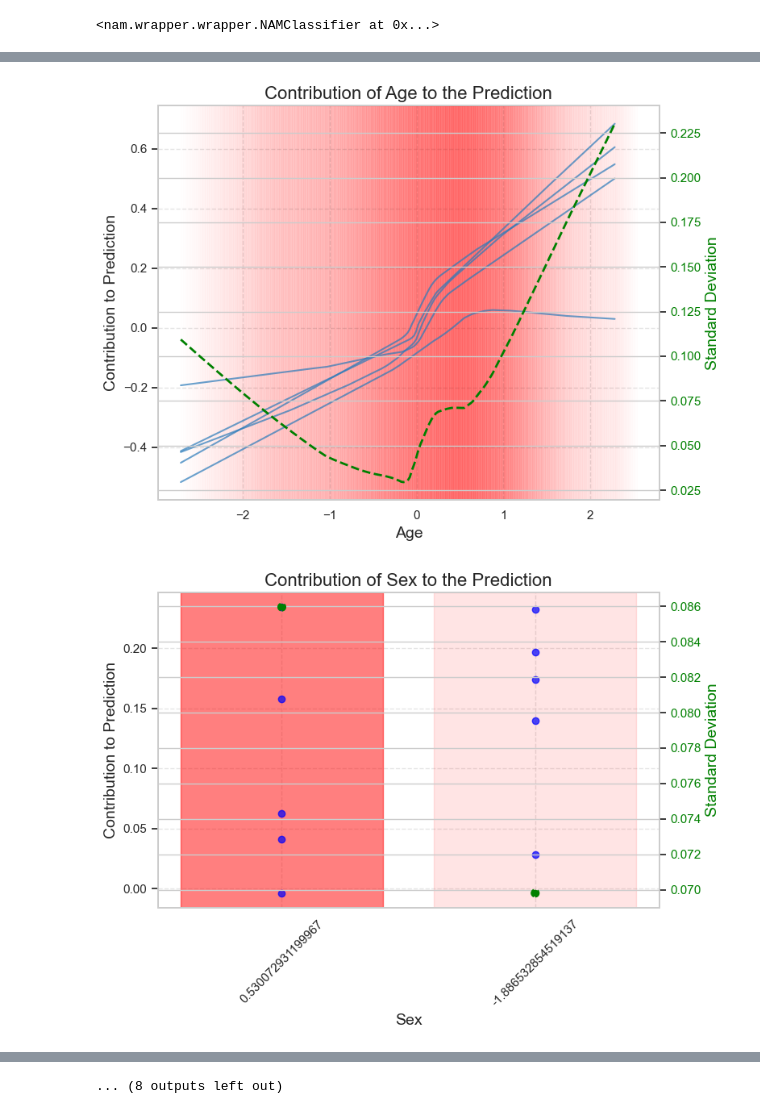
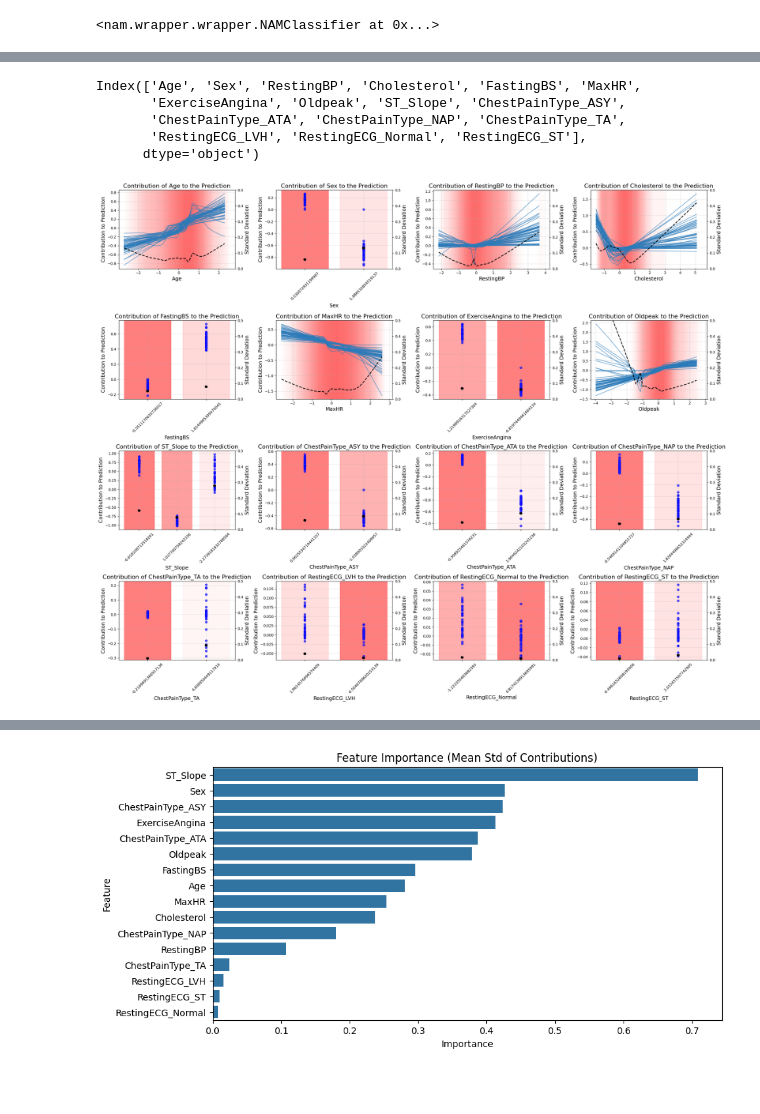
Before and after one commit to ArthGV/ml4h_2, a Jupyter notebook: 1_Q4.ipynb, the cells around one changed output, grey strips where cells are left out. Drawn from its saved outputs; the diff is of its cells as text; code cells hidden in the pictures; blank space fills up the shorter version.

Commit message:
correct preprocessing + good final plot

```diff
--- a/1_Q4.ipynb
+++ b/1_Q4.ipynb
@@ -15,7 +15,7 @@ y = pd.read_csv('data/outcome.csv')['HeartDisease']
 y_test = pd.read_csv('data/outcome_test.csv')['HeartDisease']
 # %%
 random_state = 2016
-NUMBER_OF_LEARNERS = 5
+NUMBER_OF_LEARNERS = 50
 model = NAMClassifier(
             num_epochs=50,
             num_learners=NUMBER_OF_LEARNERS,
@@ -55,7 +34,24 @@ Name: Sex, dtype: float64
+# %%
+X.columns
+# %% [output]
+Index(['Age', 'Sex', 'RestingBP', 'Cholesterol', 'FastingBS', 'MaxHR',
+       'ExerciseAngina', 'Oldpeak', 'ST_Slope', 'ChestPainType_ASY',
+       'ChestPainType_ATA', 'ChestPainType_NAP', 'ChestPainType_TA',
+       'RestingECG_LVH', 'RestingECG_Normal', 'RestingECG_ST'],
+      dtype='object')
 # %%
+feature_names = X_test.columns
+num_features = len(feature_names)
+n_cols = 4  # Change if you want more/less columns
+n_rows = int(np.ceil(num_features / n_cols))
+
+fig, axes = plt.subplots(n_rows, n_cols, figsize=(6 * n_cols, 5 * n_rows))
+axes = axes.flatten()
 for i, feature_name in enumerate(feature_names):
-    fig, ax1 = plt.subplots(figsize=(8, 6))
-    values = X_test[feature_name].dropna()
+    ax1 = axes[i]
+
+    values = X_test[feature_name]
+
 
     if feature_name in numerical_columns:
         # Numerical Feature: Use KDE
@@ -81,8 +77,8 @@ for i, feature_name in enumerate(feature_names):
     else:
         # Categorical Feature
         categories = values.unique()
+        category_indices = torch.arange(len(categories)).float()
         all_ys = []
-        category_indices = torch.arange(len(categories)).float()
 
         # Dummy density based on value counts
         value_counts = values.value_counts(normalize=True)
@@ -94,39 +90,39 @@ for i, feature_name in enumerate(feature_names):
             ax1.axvspan(j - 0.4, j + 0.4, color='red', alpha=0.5 * shade)
 
         # Evaluate model on each category (encoded)
         for learner_ind in range(NUMBER_OF_LEARNERS):
             # Encode category to one-hot or integer-based embedding index
             # Assume categories are passed through an embedding or ordinal encoder
-            input_tensor = category_indices.unsqueeze(1)
+            input_tensor = torch.tensor(categories).float()
             ys = model.models[learner_ind].feature_nns[i](input_tensor).detach().numpy().reshape(-1)
             all_ys.append(ys)
             ax1.scatter(category_indices, ys, c='blue', alpha=0.7)
 
         # Set xticks to category names
         ax1.set_xticks(category_indices)
         ax1.set_xticklabels(categories, rotation=45)
 
         xs_plot = category_indices
 
     ax1.set_title(f"Contribution of {feature_name} to the Prediction", fontsize=16)
     ax1.set_xlabel(f"{feature_name}", fontsize=14)
     ax1.set_ylabel("Contribution to Prediction", fontsize=14)
     ax1.grid(True, linestyle="--", alpha=0.5)
 
     # Standard deviation
     all_ys = np.stack(all_ys)
     std_ys = np.std(all_ys, axis=0)
 
     ax2 = ax1.twinx()
     if feature_name in numerical_columns:
-        ax2.plot(xs_plot, std_ys, color='green', linestyle='--', linewidth=2, label='Std. Dev. Across Learners')
+        ax2.plot(xs_plot, std_ys, color='black', linestyle='--', linewidth=2, label='Std. Dev. Across Learners')
     else:
-        ax2.scatter(xs_plot, std_ys, color='green', linestyle='--', linewidth=2, label='Std. Dev. Across Learners')
-    ax2.set_ylabel("Standard Deviation", fontsize=14, color='green')
-    ax2.tick_params(axis='y', labelcolor='green')
+        ax2.scatter(xs_plot, std_ys, color='black', linestyle='--', linewidth=2, label='Std. Dev. Across Learners')
+    ax2.set_ylabel("Standard Deviation", fontsize=14, color='black')
+    ax2.set_ylim(0, 0.5)
+    ax2.tick_params(axis='y', labelcolor='black')
 
-    fig.tight_layout()
-    plt.show()
+fig.tight_layout()
+plt.show()
 # %% [output]
-[figure, old version]
+[figure, new version]
-[figure, removed]
@@ -143,4 +129,33 @@ for i, feature_name in enumerate(feature_names):
-... (8 outputs left out)
+# %%
+
+
+# Example: compute std of contribution functions across the domain
+feature_importances = []
+for i, feature_name in enumerate(feature_names):
+    values = X_test[feature_name]
+    if feature_name in numerical_columns:
+        values_np = values.values
+        xs = torch.linspace(values_np.min(), values_np.max(), 200)
+    else:
+        xs = torch.tensor(values.unique()).float()
+    all_ys = []
+    for learner_ind in range(NUMBER_OF_LEARNERS):
+        ys = model.models[learner_ind].feature_nns[i](xs).detach().numpy().reshape(-1)
+        all_ys.append(ys)
+    std_across_x = np.std(np.stack(all_ys), axis=1).mean()  # Avg std across x
+    feature_importances.append((feature_name, std_across_x))
+
+# Sort and plot
+feature_importances.sort(key=lambda x: -x[1])
+names, values = zip(*feature_importances)
+plt.figure(figsize=(10, 5))
+sns.barplot(x=values, y=names)
+plt.title("Feature Importance (Mean Std of Contributions)")
+plt.xlabel("Importance")
+plt.ylabel("Feature")
+plt.show()
+# %% [output]
+[figure, added]
 # %%
 print('----[TRAIN RESULTS]----')
 pred = model.predict_proba(X)
```
Also changed, not shown: parts of 4 cells of this notebook, 3 other files.
